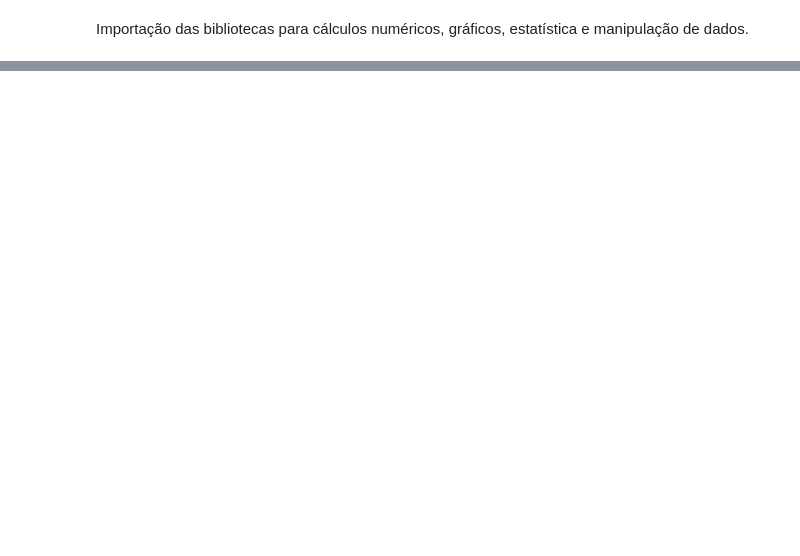
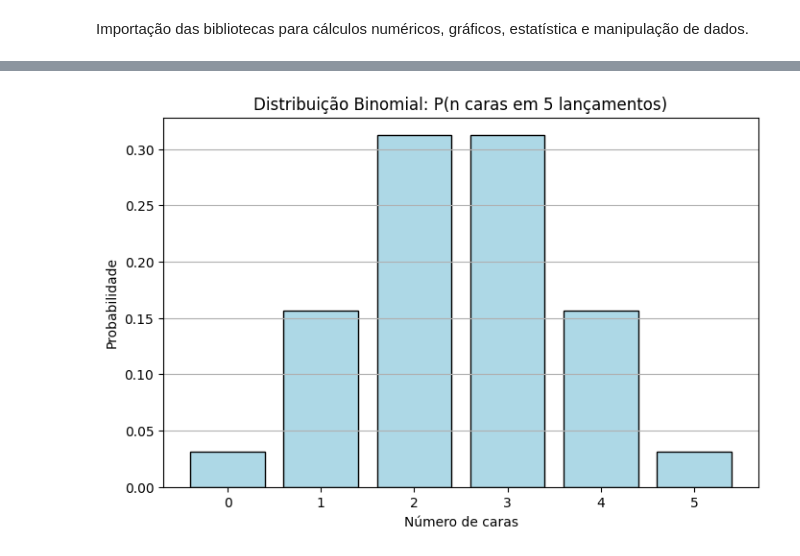
Before and after one commit to marcoss00/fundamentos_ia_data_science, a Jupyter notebook: Atividade_3_Sample_distribution_and_sampling_distribution,_TLC_and_p_value.ipynb, the cells around one changed output, grey strips where cells are left out. Cells and saved outputs as stored; diff of their text form; code cells hidden in the pictures; blank space fills up the shorter version.

```diff
--- a/Atividade_3_Sample_distribution_and_sampling_distribution,_TLC_and_p_value.ipynb
+++ b/Atividade_3_Sample_distribution_and_sampling_distribution,_TLC_and_p_value.ipynb
@@ -58,0 +213,15 @@ mu, sigma = norm.fit(dados_artificiais)
+# %%
+n = 5  # n de lançamentos
+p = 0.5
+x = np.arange(0, n+1)
+pmf = binom.pmf(x, n, p)
+
+plt.bar(x, pmf, color='lightblue', edgecolor='black')
+plt.title('Distribuição Binomial: P(n caras em 5 lançamentos)')
+plt.xlabel('Número de caras')
+plt.ylabel('Probabilidade')
+plt.xticks(x)
+plt.grid(axis='y')
+plt.show()
+# %% [output]
+[figure, added]
```
Also changed, not shown: parts of 33 cells of this notebook.
